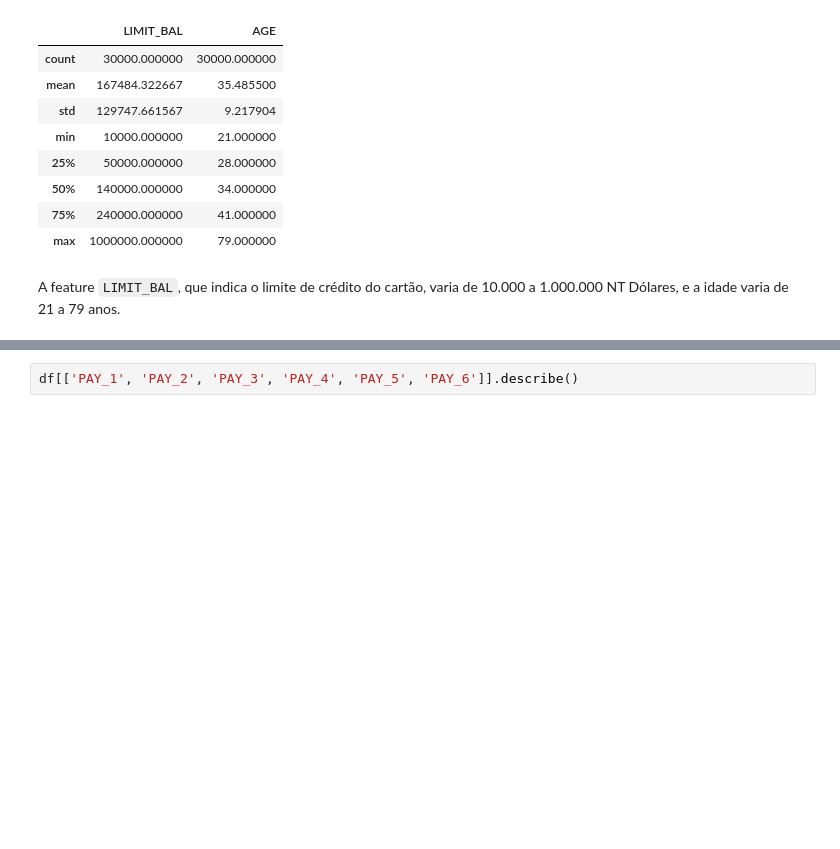
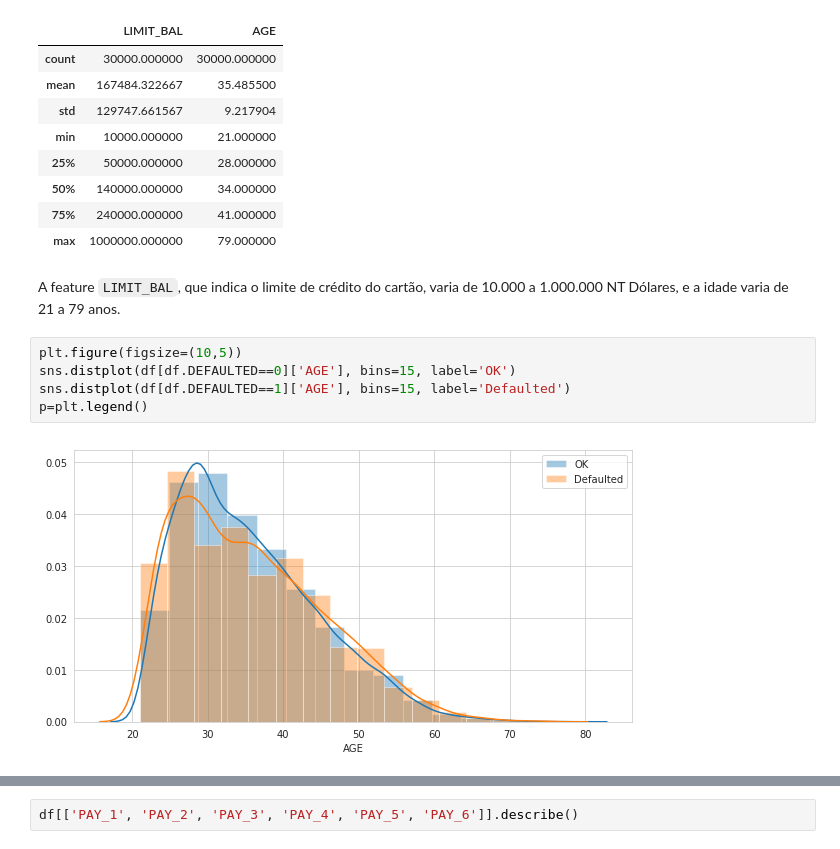
Before and after one commit to tmiessa/mdc-defaultcredit, a Jupyter notebook: mdc_defaultcredit.ipynb, the cells around one changed output, grey strips where cells are left out. Drawn from its saved outputs; the diff is of its cells as text; blank space fills up the shorter version.

```diff
--- a/mdc_defaultcredit.ipynb
+++ b/mdc_defaultcredit.ipynb
@@ -109,3 +109,10 @@ df[['LIMIT_BAL', 'AGE']].describe()
 | max | 1000000.000000 | 79.000000 |
 # %% [markdown]
 A feature `LIMIT_BAL`, que indica o limite de crédito do cartão, varia de 10.000 a 1.000.000 NT Dólares, e a idade varia de 21 a 79 anos.
+# %%
+plt.figure(figsize=(10,5))
+sns.distplot(df[df.DEFAULTED==0]['AGE'], bins=15, label='OK')
+sns.distplot(df[df.DEFAULTED==1]['AGE'], bins=15, label='Defaulted')
+p=plt.legend()
+# %% [output]
+[figure, added]
```
Also changed, not shown: parts of 63 cells of this notebook.
